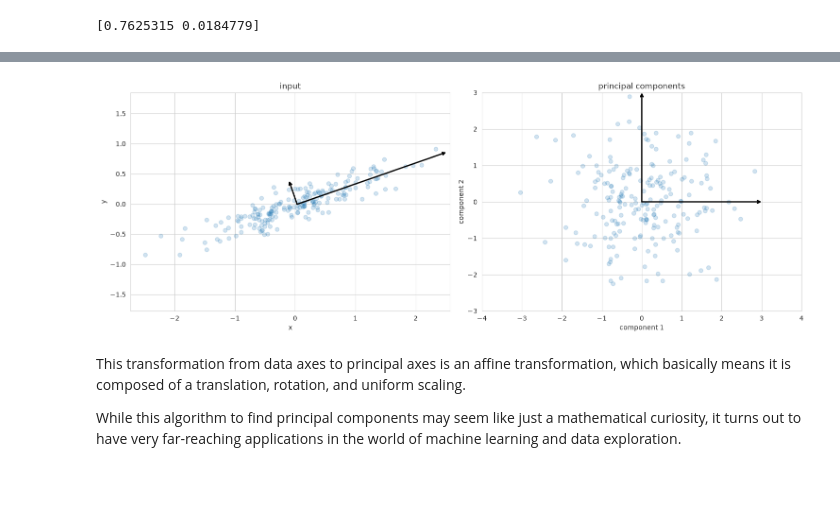
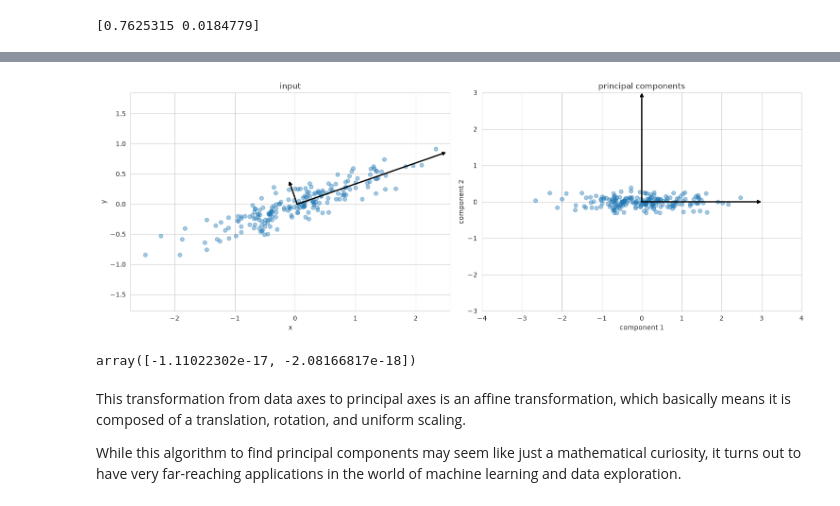
Before and after one commit to csci574-ml/csci574-ml, a Jupyter notebook: lectures/u13-1-PCA-scikit-learn.ipynb, the cells around one changed output, grey strips where cells are left out. Saved outputs shown, nothing was run; the diff lists cells and outputs as text; code cells hidden in the pictures.

```diff
--- a/lectures/u13-1-PCA-scikit-learn.ipynb
+++ b/lectures/u13-1-PCA-scikit-learn.ipynb
@@ -196,6 +198,6 @@ By eye, it is clear that there is a nearly linear relationship between the x and
 In principal component analysis, this relationship is quantified by finding a list of the principal axes in the data, and using those axes to describe the dataset. Using Scikit-Learn's PCA estimator, we can compute this as follows:
 # %%
 from sklearn.decomposition import PCA
-pca = PCA(n_components=2, whiten=True)
+pca = PCA(n_components=2, whiten=False)
 pca.fit(X)
 # %% [output]
@@ -230,15 +242,16 @@ def draw_vector(v0, v1, ax=None):
     ax.annotate('', v1, v0, arrowprops=arrowprops)
 
 # plot data
-plt.scatter(X[:, 0], X[:, 1], alpha=0.33)
+plt.scatter(X[:, 0], X[:, 1], alpha=0.4)
 for length, vector in zip(pca.explained_variance_, pca.components_):
     v = vector * 3 * np.sqrt(length)
-    draw_vector(pca.mean_, pca.mean_ + v)
+    print(length, vector, v)
+    draw_vector(X.mean(axis=0), X.mean(axis=0) + v)
 plt.axis('equal');
 
 #pc = pca.components_[0] # first principal component
 #plt.plot(pc[0], pc[1], 'ro');
 
 #pc = pca.components_[1] # second principal component
-#plt.plot(pc[0], pc[1], 'ro');
+#plt.plot(pc[0], pc[1], 'go');
 # %% [output]
@@ -252,32 +275,36 @@ so they are both equal length):
 # %%
 fig, ax = plt.subplots(1, 2, figsize=(16, 6))
 fig.subplots_adjust(left=0.0625, right=0.95, wspace=0.1)
 
 # plot data
 plt.subplot(1,2,1)
-plt.scatter(X[:, 0], X[:, 1], alpha=0.2)
+plt.scatter(X[:, 0], X[:, 1], alpha=0.4)
 for length, vector in zip(pca.explained_variance_, pca.components_):
     v = vector * 3 * np.sqrt(length)
     draw_vector(pca.mean_, pca.mean_ + v)
 plt.axis('equal');
 plt.xlabel('x')
 plt.ylabel('y')
 plt.title('input')
 
 # plot principal components
 X_pca = pca.transform(X)
 plt.subplot(1,2,2)
-plt.scatter(X_pca[:, 0], X_pca[:, 1], alpha=0.2)
+plt.scatter(X_pca[:, 0], X_pca[:, 1], alpha=0.4)
 plt.xlim(-4, 4)
 plt.ylim(-3, 3)
 #plt.axis('equal')
 plt.xlabel('component 1')
 plt.ylabel('component 2')
 plt.title('principal components');
 draw_vector([0, 0], [0, 3])
 draw_vector([0, 0], [3, 0])
 # %% [output]
-[figure, old version]
+[figure, new version]
+# %%
+X_pca.mean(axis=0)
+# %% [output]
+array([-1.11022302e-17, -2.08166817e-18])
 # %% [markdown]
 This transformation from data axes to principal axes is an affine transformation, which basically means it is composed of a translation, rotation, and uniform scaling.
 
```
Also changed, not shown: parts of 41 cells of this notebook, 1 other file.
